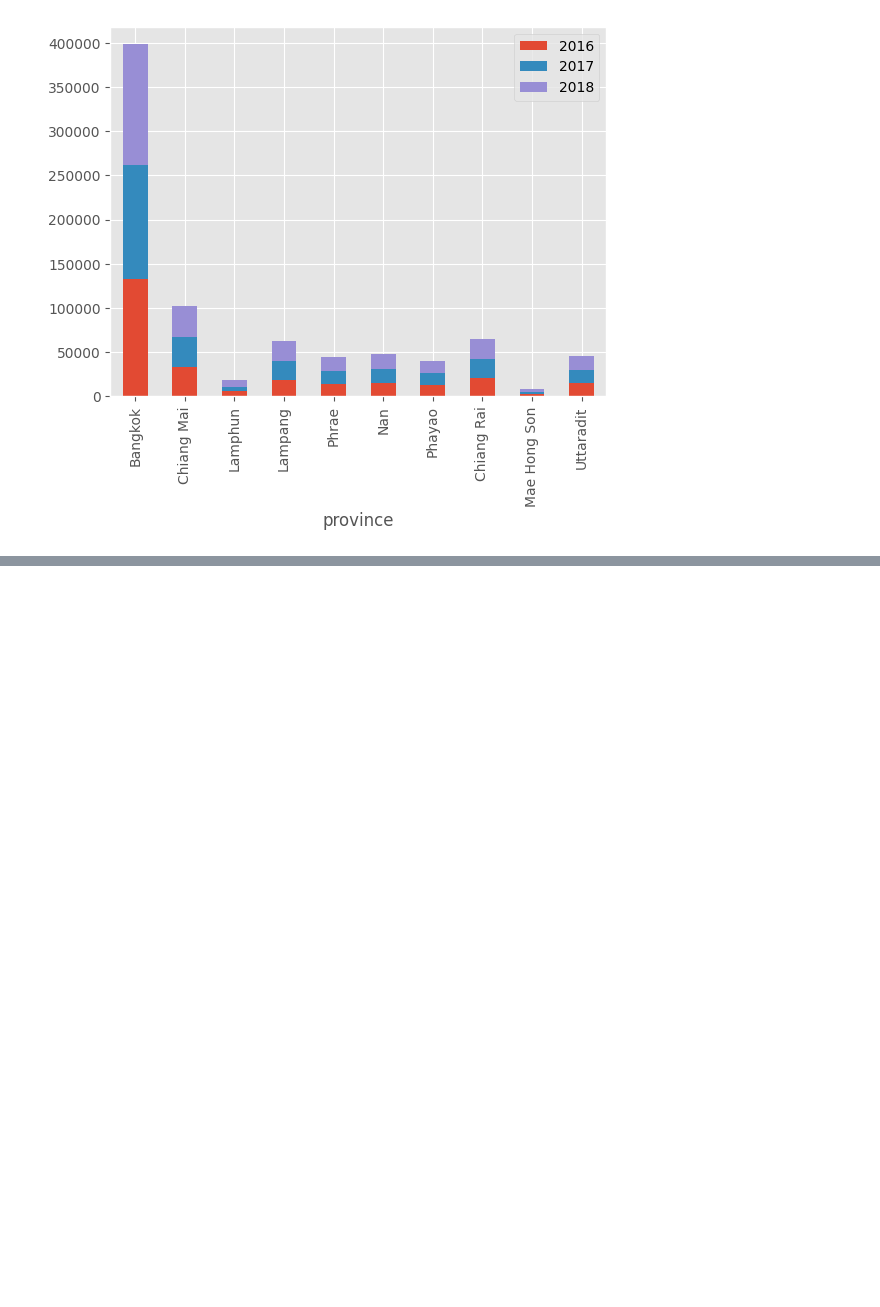
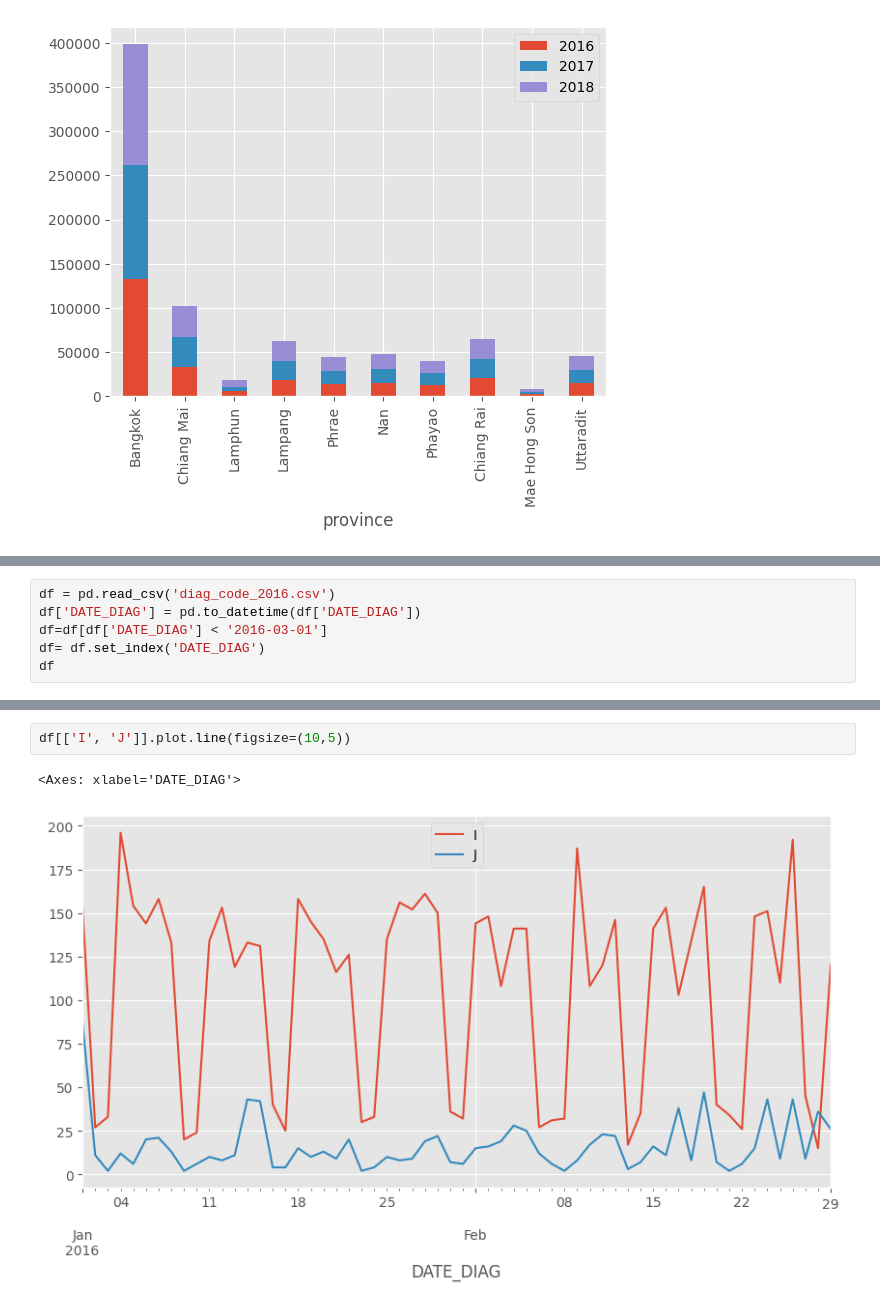
Before and after one commit to Dzero001/BigData_exe, a Jupyter notebook: Untitled3.ipynb, the cells around one changed output, grey strips where cells are left out. Drawn from its saved outputs; the diff is of its cells as text; blank space fills up the shorter version.

```diff
--- a/Untitled3.ipynb
+++ b/Untitled3.ipynb
@@ -80,0 +87,6 @@ zone2.set_index('province') [['2016', '2017', '2018']].head(10).plot.bar(stacked
+# %%
+df = pd.read_csv('diag_code_2016.csv')
+df['DATE_DIAG'] = pd.to_datetime(df['DATE_DIAG'])
+df=df[df['DATE_DIAG'] < '2016-03-01']
+df= df.set_index('DATE_DIAG')
+df
@@ -80,0 +112,5 @@ zone2.set_index('province') [['2016', '2017', '2018']].head(10).plot.bar(stacked
+# %%
+df[['I', 'J']].plot.line(figsize=(10,5))
+# %% [output]
+<Axes: xlabel='DATE_DIAG'>
+[figure, added]
```
Also changed, not shown: parts of 20 cells of this notebook, 1 other file.
